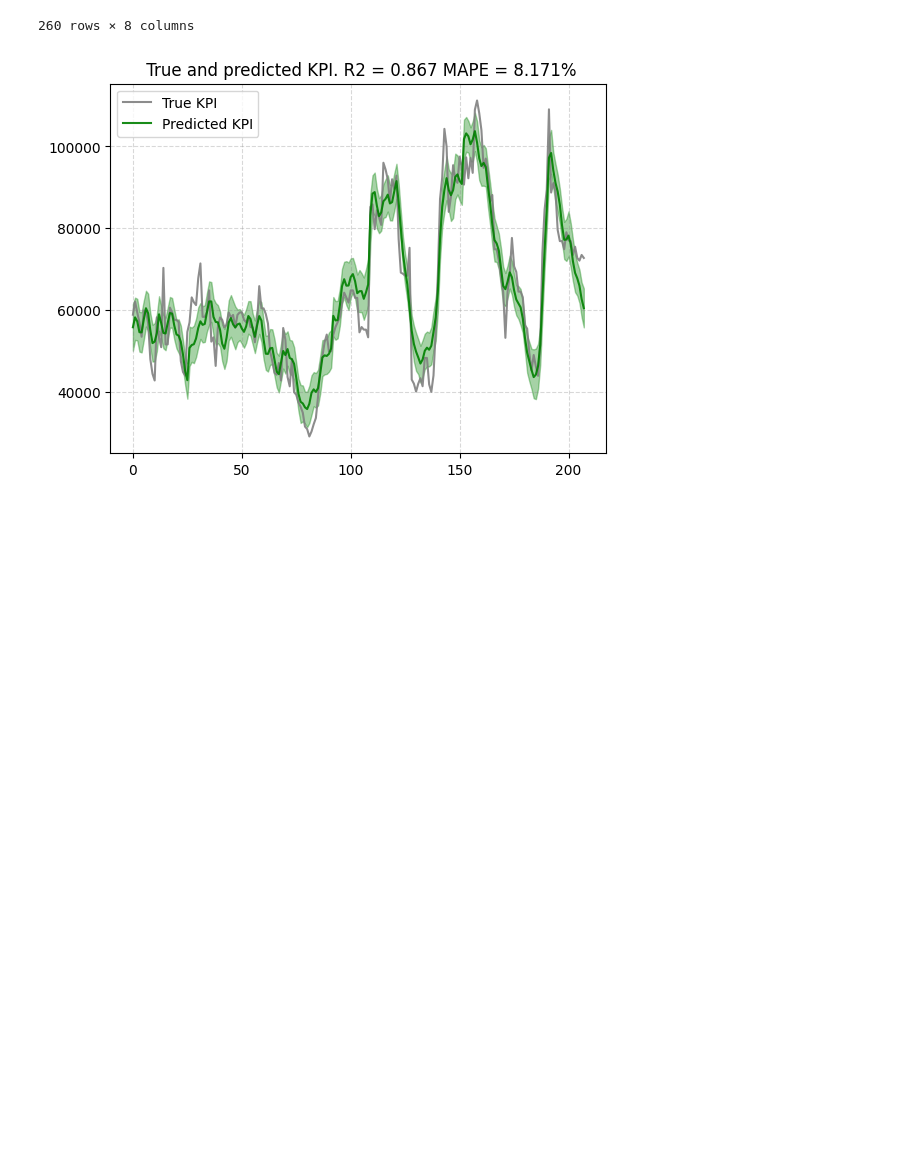
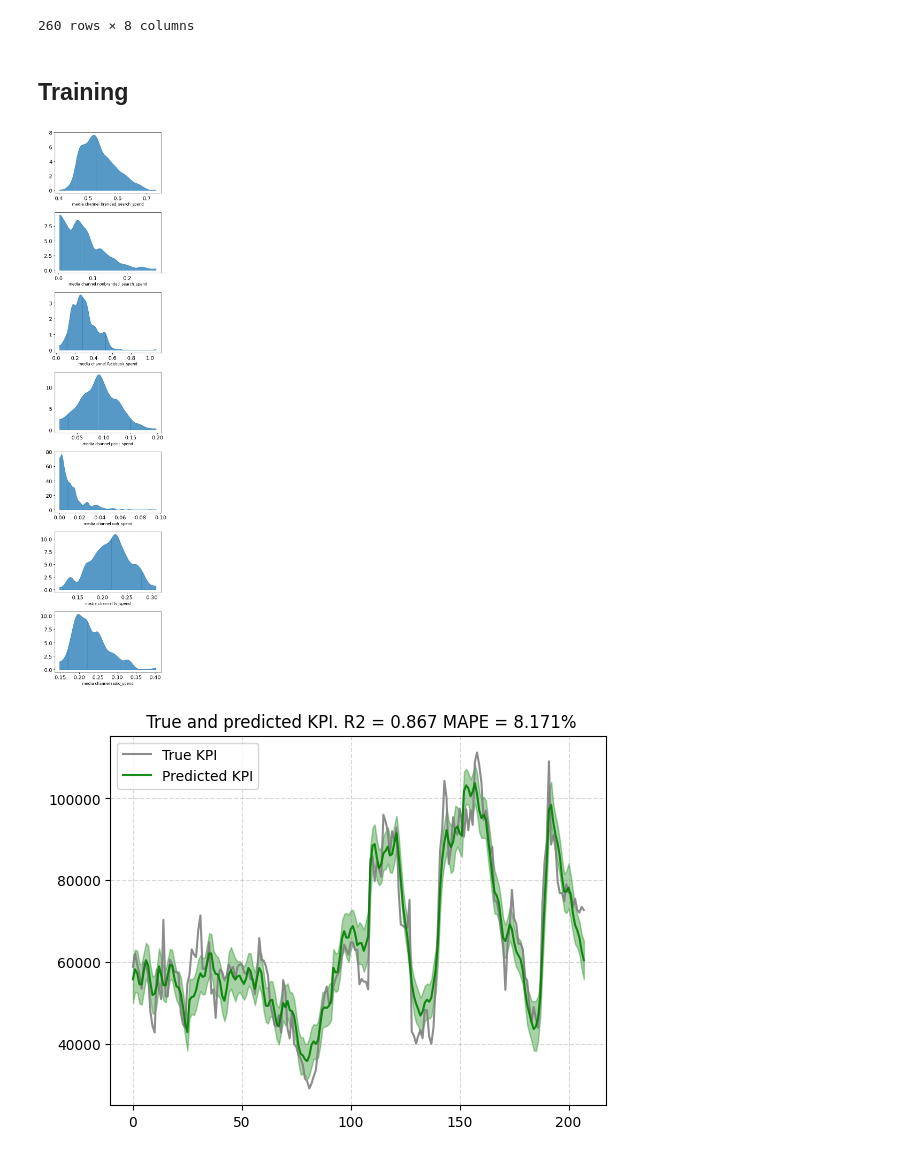
Before and after one commit to Marketing-Mix-Modeling-WSC/lightweight_mmm, a Jupyter notebook: notebooks/2_lightweight_mmm.ipynb, the cells around one changed output. Drawn from its saved outputs; the diff is of its cells as text; code cells hidden in the pictures; blank space fills up the shorter version.

Commit message:
Add(notebooks): Add channels posteriors and prior/posteriors charts

```diff
--- a/notebooks/2_lightweight_mmm.ipynb
+++ b/notebooks/2_lightweight_mmm.ipynb
@@ -165,9 +165,16 @@ class LightweightMMM:
                 )
 
         return mmm
+# %% [markdown]
+## Training
 # %%
 LightweightMMM_instance = LightweightMMM(df, 'sales', 'spend',
                                          0.2, 'hill_adstock', 127)
+# %%
+plot.plot_media_channel_posteriors(media_mix_model=LightweightMMM_instance.mmm_model,
+                                   channel_names=LightweightMMM_instance.media_names)
+# %% [output]
+[figure, added]
 # %%
 plot.plot_model_fit(LightweightMMM_instance.mmm_model,
                     target_scaler=LightweightMMM_instance.data_scalers['kpi_scaler'])
```
Also changed, not shown: parts of 3 cells of this notebook.
